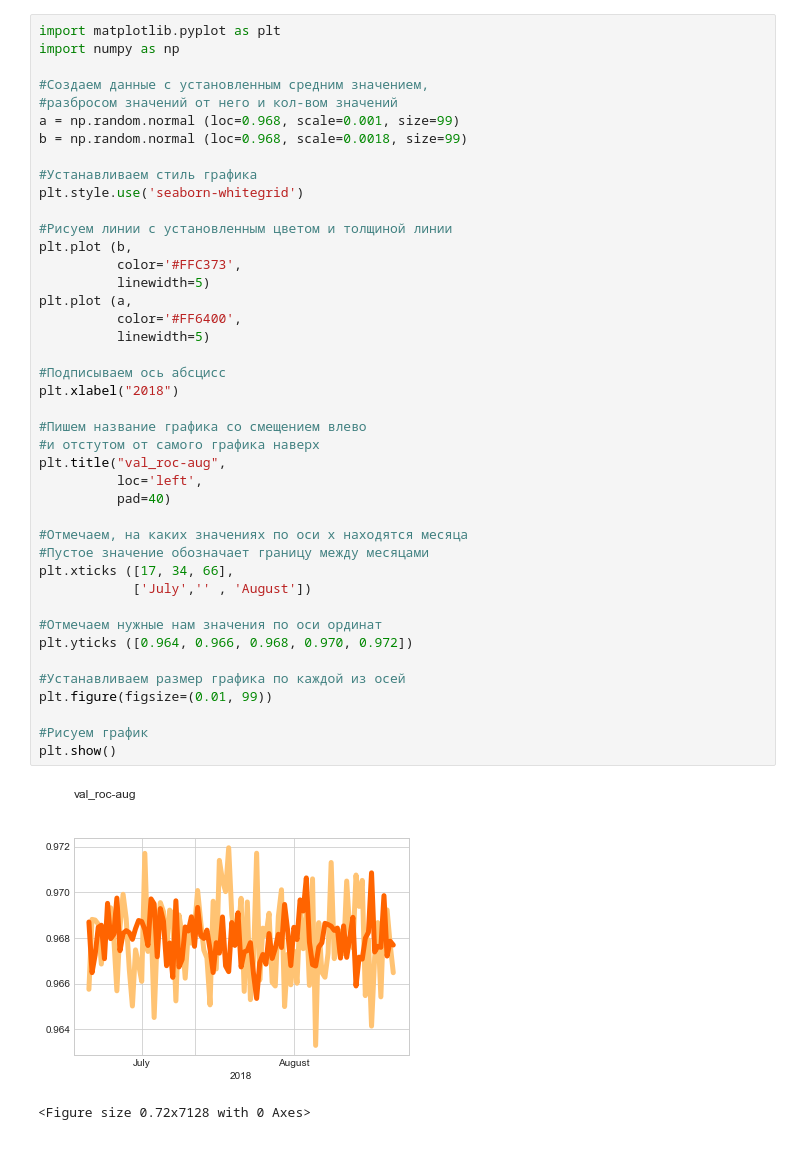
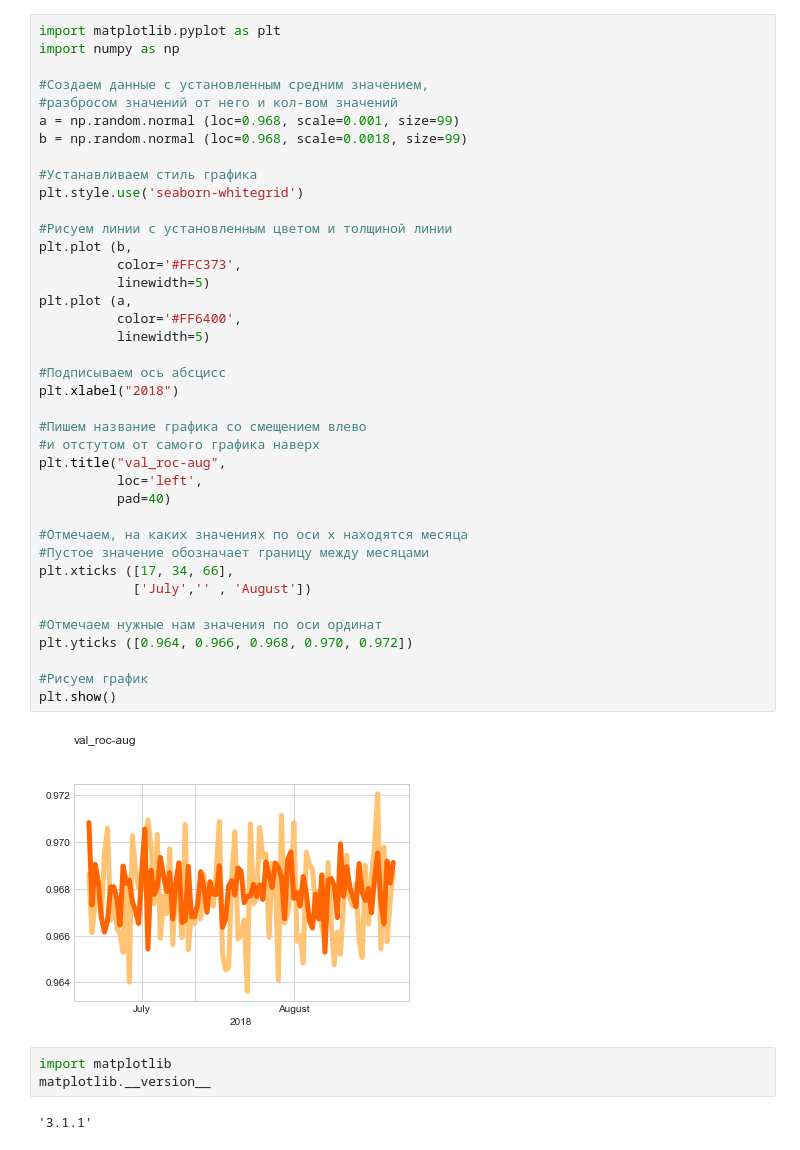
Before and after one commit to LeviSite/HW_mpl, a Jupyter notebook: HW_mpl.ipynb, the cells around one changed output. Saved outputs shown, nothing was run; the diff lists cells and outputs as text.

```diff
--- a/HW_mpl.ipynb
+++ b/HW_mpl.ipynb
@@ -11,35 +11,36 @@ b = np.random.normal (loc=0.968, scale=0.0018, size=99)
 plt.style.use('seaborn-whitegrid')
 
 #Рисуем линии с установленным цветом и толщиной линии
 plt.plot (b,
           color='#FFC373',
           linewidth=5)
 plt.plot (a,
           color='#FF6400',
           linewidth=5)
 
 #Подписываем ось абсцисс
 plt.xlabel("2018")
 
 #Пишем название графика со смещением влево
 #и отстутом от самого графика наверх
 plt.title("val_roc-aug",
           loc='left',
           pad=40)
 
 #Отмечаем, на каких значениях по оси х находятся месяца
 #Пустое значение обозначает границу между месяцами
 plt.xticks ([17, 34, 66],
             ['July','' , 'August'])
 
 #Отмечаем нужные нам значения по оси ординат
 plt.yticks ([0.964, 0.966, 0.968, 0.970, 0.972])
 
-#Устанавливаем размер графика по каждой из осей
-plt.figure(figsize=(0.01, 99))
-
 #Рисуем график
 plt.show()
 # %% [output]
-[figure, old version]
+[figure, new version]
-<Figure size 0.72x7128 with 0 Axes>
+# %%
+import matplotlib
+matplotlib.__version__
+# %% [output]
+'3.1.1'
```
